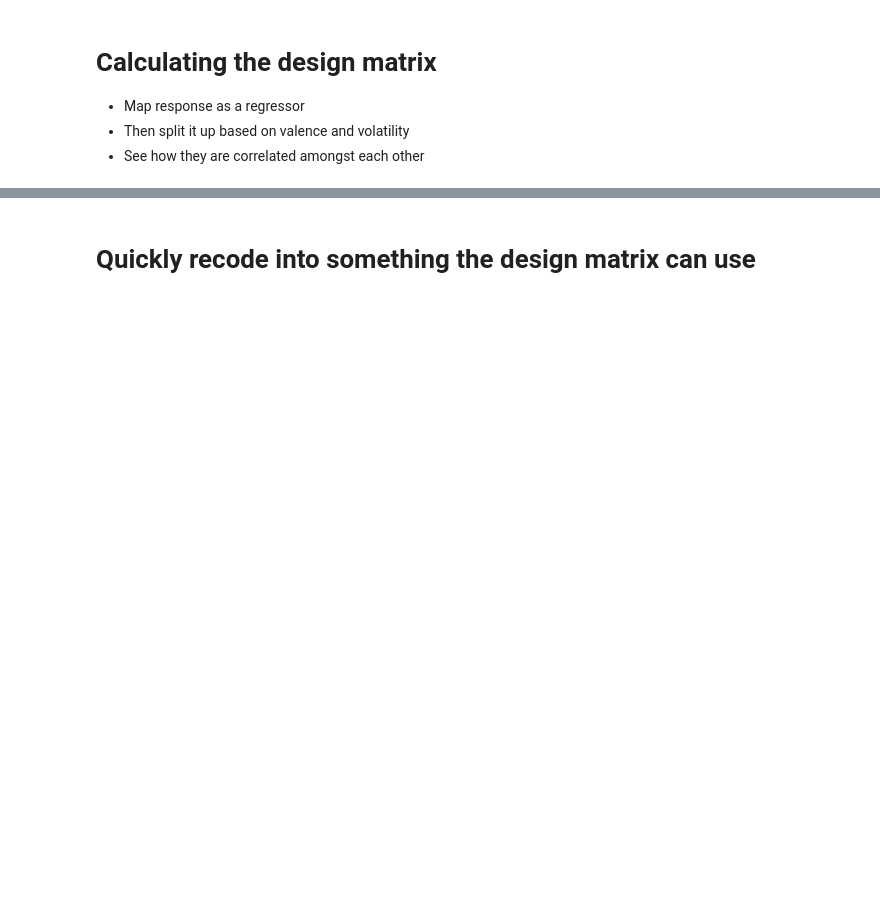
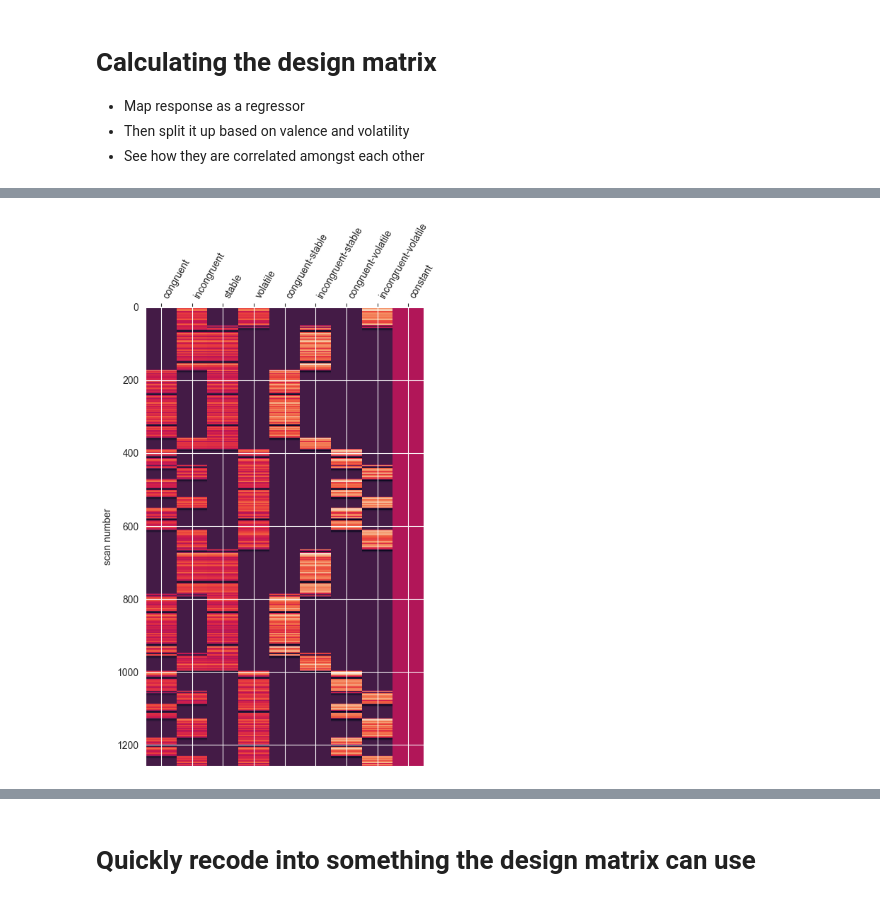
Before and after one commit to KTZ228/phd_1_analysis, a Jupyter notebook: analyses_fMRI/check_design_matrix.ipynb, the cells around one changed output, grey strips where cells are left out. Drawn from its saved outputs; the diff is of its cells as text; code cells hidden in the pictures; blank space fills up the shorter version.

Commit message:
Updated function so that it creates design matrices and stores tsvs correctly

```diff
--- a/analyses_fMRI/check_design_matrix.ipynb
+++ b/analyses_fMRI/check_design_matrix.ipynb
@@ -117,0 +34,16 @@ The full experiment takes 48 minutes
+# %%
+# Preparation
+plot_range = [0, 6]
+
+# Loads the datapath, subject_id's and session numbers
+raw_output_path = '/Volumes/project/3025011.02/raw/'
+unique_subject_ids = [5, 10, 14, 15, 16, 20, 22, 23, 25, 28, 29, 37, 38]
+unique_sessions = [2,3,4]
+
+# Load and combine the datasets
+combined_dataframe = utils.import_functions.main(raw_output_path, unique_subject_ids, unique_sessions, block_isolated='block_2')
+
+# Shorten the experiment to check if it still works with 448 trials
+combined_dataframe = combined_dataframe[combined_dataframe['trial'] <= 449]
+
+print(combined_dataframe)
@@ -117,0 +68,66 @@ The full experiment takes 48 minutes
+# %%
+for subject_id in unique_subject_ids:
+    for session in unique_sessions:
+        print(f'Creating event file for subject {subject_id} and session {session}')
+        dataframe = combined_dataframe[combined_dataframe['subject_id'] == f'sub-{subject_id:03}']
+        dataframe = dataframe[dataframe['session'] == f'session-{session:02}']
+
+        # Note down when each trial and each response starts
+        dataframe['emotional_cue_time'] = dataframe['trial_duration'].shift(fill_value=0).cumsum()
+        dataframe['response_time'] = dataframe['emotional_cue_time'] + dataframe['RT_s']
+
+        # Combine variables
+        dataframe['congruency-volatility'] = dataframe['congruency'] + '-' + dataframe['volatility']
+        dataframe['onset'] = dataframe['emotional_cue_time']
+        # Create a boxcar of 1.8s
+        dataframe['duration'] = 1.8
+        print(dataframe[['valence','congruency','volatility','congruency-volatility','duration']])
+
+        # Restructure into a time-series
+        restructured_rows = []
+        for _, row in dataframe.iterrows():
+            restructured_rows.append({'trial_type': row['congruency'], 'onset': row['onset'], 'duration': row['duration']})
+            restructured_rows.append({'trial_type': row['volatility'], 'onset': row['onset'], 'duration': row['duration']})
+            restructured_rows.append({'trial_type': row['congruency-volatility'], 'onset': row['onset'], 'duration': row['duration']})
+
+        # Convert to dataframe
+        data_design_matrix = pd.DataFrame(restructured_rows)
+        print(data_design_matrix)
+
+        # Now create the design matrix and save it
+        events = pd.DataFrame(
+            {"trial_type": data_design_matrix['trial_type'], "onset": data_design_matrix['onset'], "duration": data_design_matrix['duration']}
+        )
+        print(events)
+        events.to_csv(os.path.join(f'/Volumes/project/3025011.02/bids/sub-{subject_id:03}/ses-mri{session:02}/func/sub-{subject_id:03}_ses-mri{session:02}_task-AARL_events.tsv'), sep='\t')
+
+        # Scanner info
+        # Repetition time
+        tr = 1.5
+
+        # Define scan volumes
+        time_length = math.ceil(max(data_design_matrix['onset']))
+        n_volumes = np.arange(0, time_length, tr)
+        total_volumes = len(n_volumes)
+        print(n_volumes)
+
+        # fit the hemodynamic response function to the event file
+        design_matrix = make_first_level_design_matrix(
+            n_volumes,
+            data_design_matrix,
+            drift_model = None
+        )
+        design_matrix = design_matrix[['congruent','incongruent','stable','volatile','congruent-stable','incongruent-stable','congruent-volatile','incongruent-volatile','constant']]
+
+        # Plot said matrix and save it
+        fig, ax = plt.subplots(figsize=(5, 8), nrows=1, ncols=1)
+        plot_design_matrix(design_matrix, ax=ax)
+        plt.savefig(os.path.join(output_dir, f'design_matrix_sub-{subject_id:03}_ses-mri{session:02}.pdf'))
+        plt.show()
+
+        # Now also plot the correlation matrix and save it
+        pd.set_option('display.width', 200)
+        correlation_matrix = design_matrix.corr()
+        correlation_matrix.round(3).to_csv(os.path.join(output_dir, f'regression_correlation_matrix_sub-{subject_id:03}_ses-mri{session:02}.csv'), sep=';')
+        print(correlation_matrix)
+# %% [output]
@@ -117,0 +151 @@ The full experiment takes 48 minutes
+[figure, added]
```
Also changed, not shown: parts of 21 cells of this notebook.
